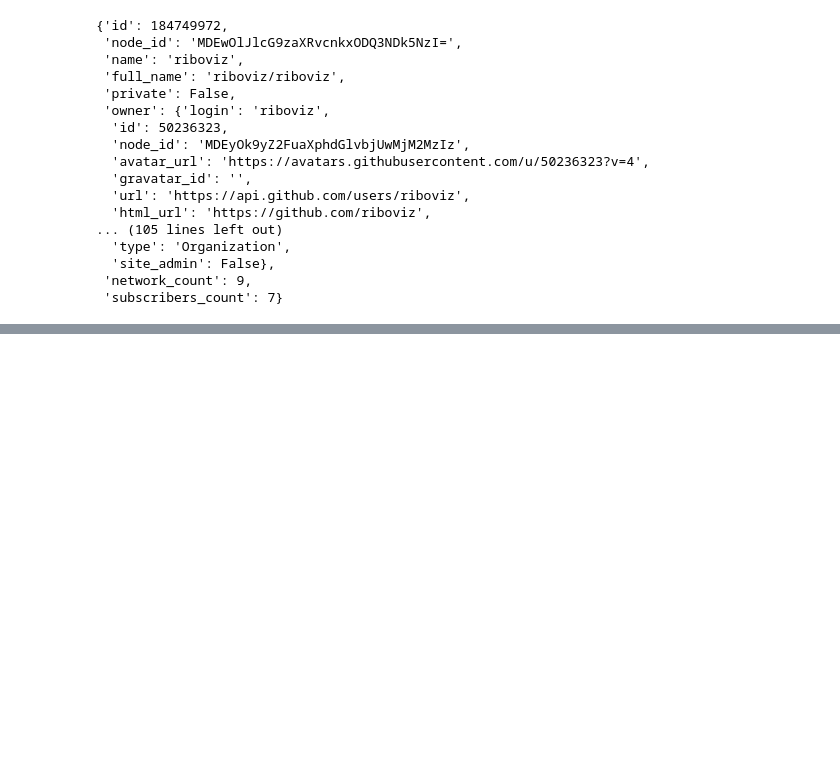
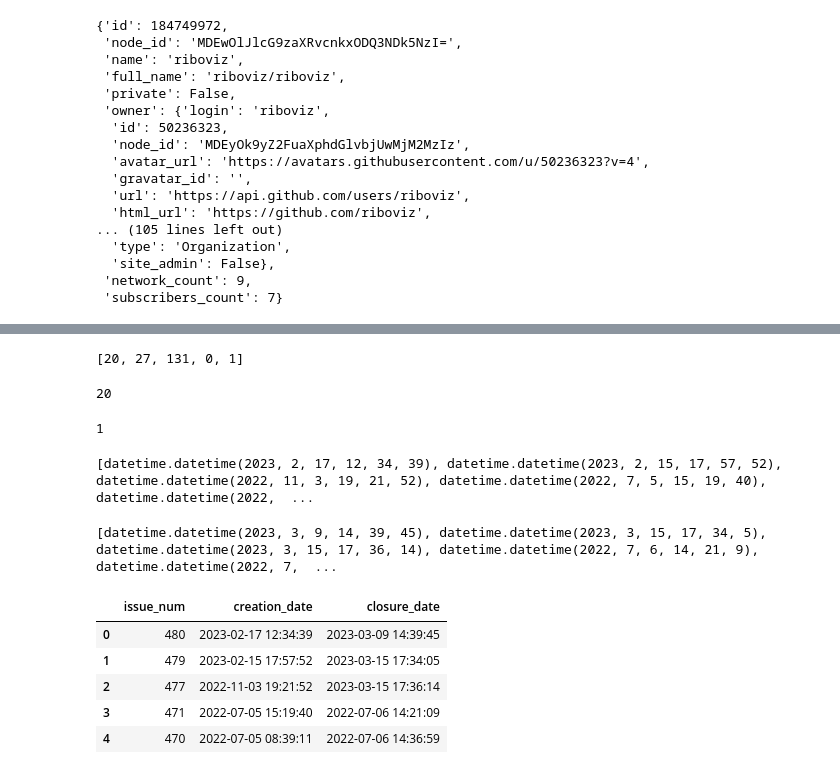
Before and after one commit to FlicAnderson/RSE-personas, a Jupyter notebook: code/github/notebooks/github.ipynb, the cells around one changed output, grey strips where cells are left out. Drawn from its saved outputs; the diff is of its cells as text; code cells hidden in the pictures; blank space fills up the shorter version.

```diff
--- a/code/github/notebooks/github.ipynb
+++ b/code/github/notebooks/github.ipynb
@@ -123,0 +296,7 @@ get_repo_json('riboviz', 'riboviz')
+# %%
+count = 0
+
+for issue in repo_con.get_issues(state='all'):
+    count += 1
+    print(f"{issue.title} - {count}")
+    # prints 478 issues, matches the dataframe equivalent.
@@ -123,0 +397,20 @@ get_repo_json('riboviz', 'riboviz')
+# %%
+# CALC FIRST FIVE CLOSED ISSUE TIMES IN DAYS
+
+closed_issue_closetimes = []
+
+for issue in repo_con.get_issues(state='closed')[:5]:
+    closed_issue_closetimes.append( calc_issue_closure_days(repo_con, issue_number = issue.number ))
+
+len(closed_issue_closetimes) # 5
+print(closed_issue_closetimes)
+# %% [output]
+[20, 27, 131, 0, 1]
+# %%
+calc_issue_closure_days(repo_con, 480)
+# %% [output]
+20
+# %%
+calc_issue_closure_days(repo_con, 470)
+# %% [output]
+1
@@ -123,0 +419,39 @@ get_repo_json('riboviz', 'riboviz')
+# %%
+# GET FIRST FIVE CLOSED ISSUE CREATION DATES
+
+
+closed_issue_created_at = []
+
+for issue in repo_con.get_issues(state='closed')[:5]:
+    closed_issue_created_at.append( issue.created_at )
+
+#len(closed_issue_created_at) # 5
+print(closed_issue_created_at)
+# %% [output]
+[datetime.datetime(2023, 2, 17, 12, 34, 39), datetime.datetime(2023, 2, 15, 17, 57, 52), datetime.datetime(2022, 11, 3, 19, 21, 52), datetime.datetime(2022, 7, 5, 15, 19, 40), datetime.datetime(2022,  ...
+# %%
+# GET FIRST FIVE CLOSED ISSUE CLOSURE DATES
+
+
+closed_issue_closed_at = []
+
+for issue in repo_con.get_issues(state='closed')[:5]:
+    closed_issue_closed_at.append( issue.closed_at )
+
+#len(closed_issue_closed_at) # 5
+print(closed_issue_closed_at)
+# %% [output]
+[datetime.datetime(2023, 3, 9, 14, 39, 45), datetime.datetime(2023, 3, 15, 17, 34, 5), datetime.datetime(2023, 3, 15, 17, 36, 14), datetime.datetime(2022, 7, 6, 14, 21, 9), datetime.datetime(2022, 7,  ...
+# %%
+closed_issue_cols = {'issue_num' : closed_issue_nums, 'creation_date' : closed_issue_created_at, 'closure_date' : closed_issue_closed_at}
+
+closed_issue_df = pd.DataFrame(issue_cols)
+
+closed_issue_df
+# %% [output]
+|  | issue_num | creation_date | closure_date |
+| 0 | 480 | 2023-02-17 12:34:39 | 2023-03-09 14:39:45 |
+| 1 | 479 | 2023-02-15 17:57:52 | 2023-03-15 17:34:05 |
+| 2 | 477 | 2022-11-03 19:21:52 | 2023-03-15 17:36:14 |
+| 3 | 471 | 2022-07-05 15:19:40 | 2022-07-06 14:21:09 |
+| 4 | 470 | 2022-07-05 08:39:11 | 2022-07-06 14:36:59 |
```
Also changed, not shown: parts of 31 cells of this notebook.
